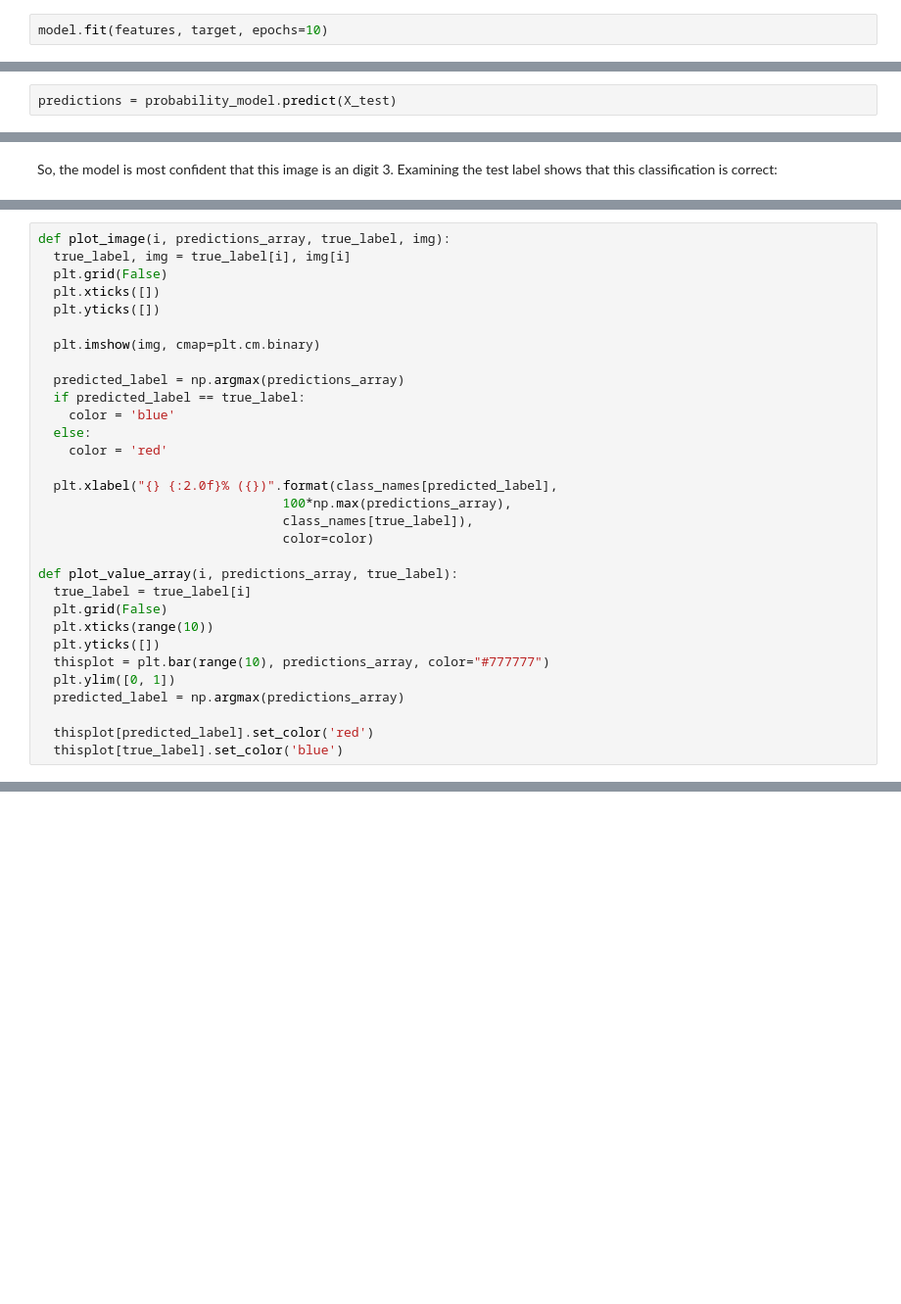
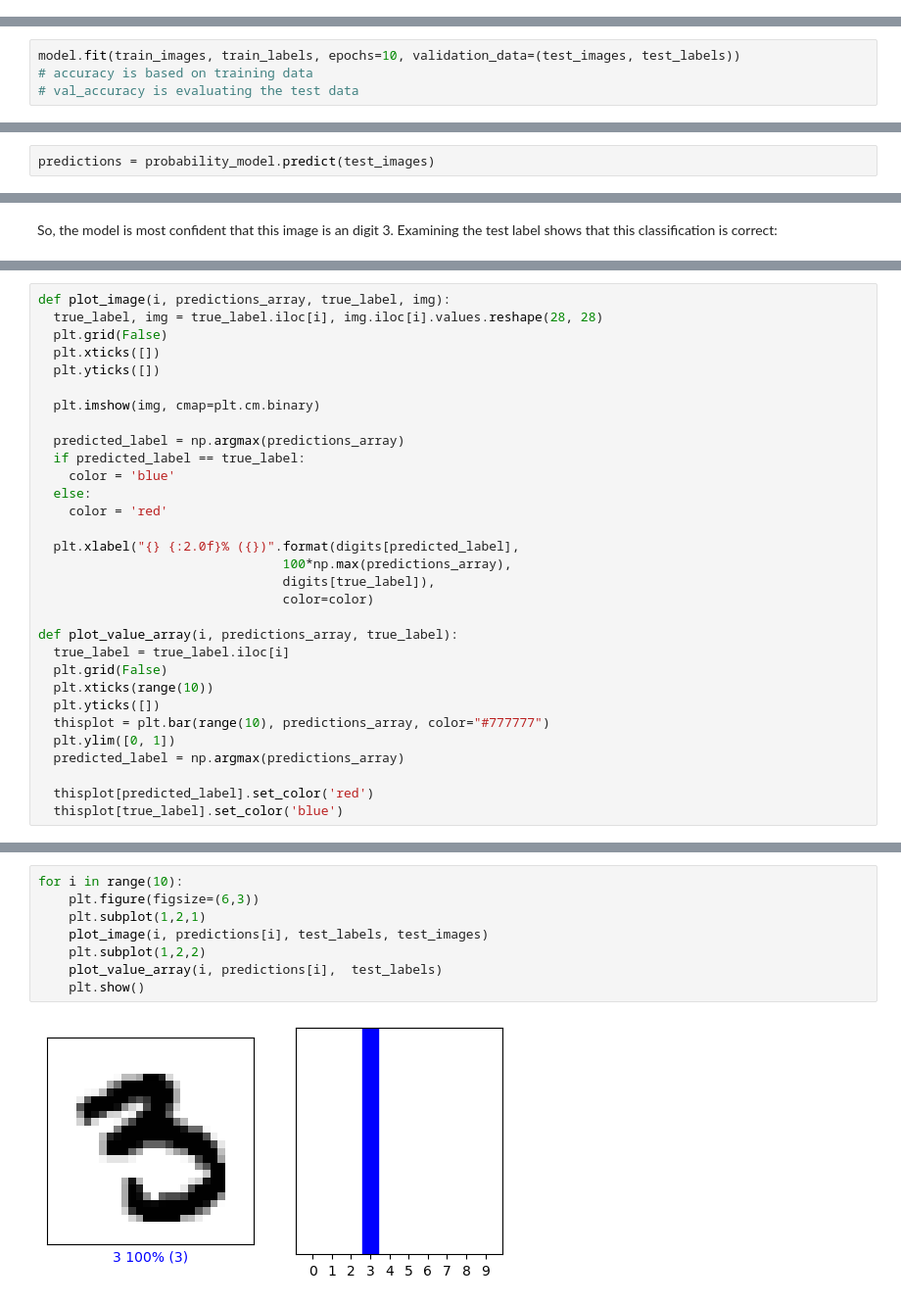
Before and after one commit to Tatiana-ZC/4.Project_Digit_Recognizer, a Jupyter notebook: Digit_Recognizer.ipynb, the cells around one changed output, grey strips where cells are left out. Shown at 98% size. Drawn from its saved outputs; the diff is of its cells as text; blank space fills up the shorter version.

Commit message:
Make predictions and verify them

```diff
--- a/Digit_Recognizer.ipynb
+++ b/Digit_Recognizer.ipynb
@@ -239,5 +239,3 @@ To start training, call the model.fit method—so called because it "fits" the m
 Epoch : An epoch refers to one complete cycle through the entire training dataset. After an epoch, the model has seen each training sample exactly once.
 # %% [markdown]
 model.fit(train_images, train_labels, epochs=10), the epochs=10 means that the model will go through the entire training dataset 10 times. The choice of 10 epochs is somewhat arbitrary and can vary depending on the problem, the dataset size, and other factors. It’s often determined through experimentation, where you might start with a certain number of epochs and adjust based on the model’s performance on a validation dataset.
-# %%
-model.fit(features, target, epochs=10)
@@ -265,0 +242,4 @@ Epoch 10/10
+# %%
+model.fit(train_images, train_labels, epochs=10, validation_data=(test_images, test_labels))
+# accuracy is based on training data
+# val_accuracy is evaluating the test data
@@ -281,5 +283,5 @@ Test accuracy: 0.9927380681037903
 probability_model = tf.keras.Sequential([model,
                                          tf.keras.layers.Softmax()])
 # %%
-predictions = probability_model.predict(X_test)
+predictions = probability_model.predict(test_images)
 # %% [output]
@@ -318,6 +326,6 @@ Here the functions to graph the full set of 10 class predictions:
 # %%
 def plot_image(i, predictions_array, true_label, img):
-  true_label, img = true_label[i], img[i]
+  true_label, img = true_label.iloc[i], img.iloc[i].values.reshape(28, 28)
   plt.grid(False)
   plt.xticks([])
   plt.yticks([])
@@ -330,13 +338,13 @@ def plot_image(i, predictions_array, true_label, img):
   else:
     color = 'red'
 
-  plt.xlabel("{} {:2.0f}% ({})".format(class_names[predicted_label],
+  plt.xlabel("{} {:2.0f}% ({})".format(digits[predicted_label],
                                 100*np.max(predictions_array),
-                                class_names[true_label]),
+                                digits[true_label]),
                                 color=color)
 
 def plot_value_array(i, predictions_array, true_label):
-  true_label = true_label[i]
+  true_label = true_label.iloc[i]
   plt.grid(False)
   plt.xticks(range(10))
   plt.yticks([])
@@ -348,0 +361,10 @@ def plot_value_array(i, predictions_array, true_label):
+# %%
+for i in range(10):
+    plt.figure(figsize=(6,3))
+    plt.subplot(1,2,1)
+    plot_image(i, predictions[i], test_labels, test_images)
+    plt.subplot(1,2,2)
+    plot_value_array(i, predictions[i],  test_labels)
+    plt.show()
+# %% [output]
+[figure, added]
```
Also changed, not shown: parts of 27 cells of this notebook.
